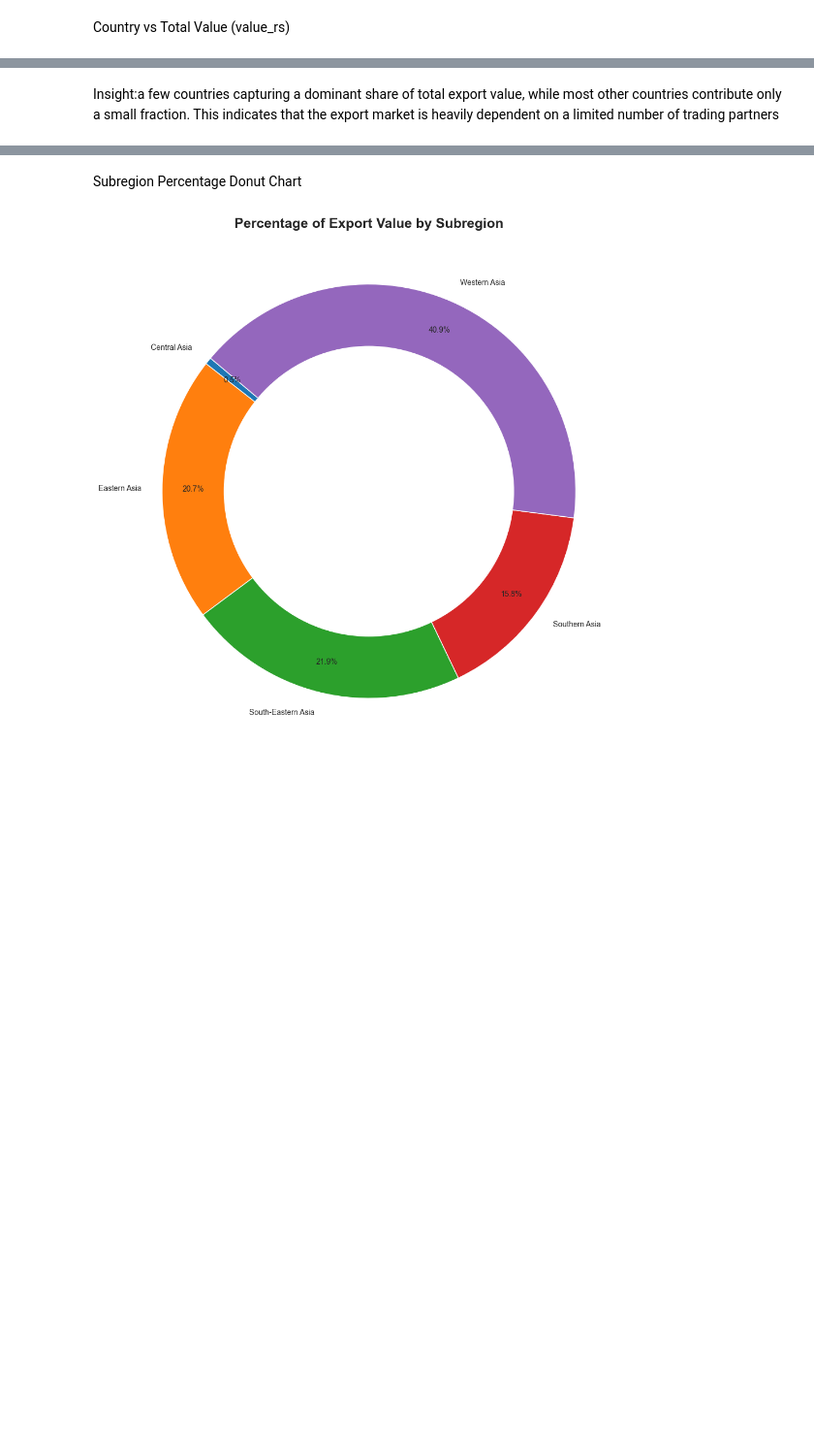
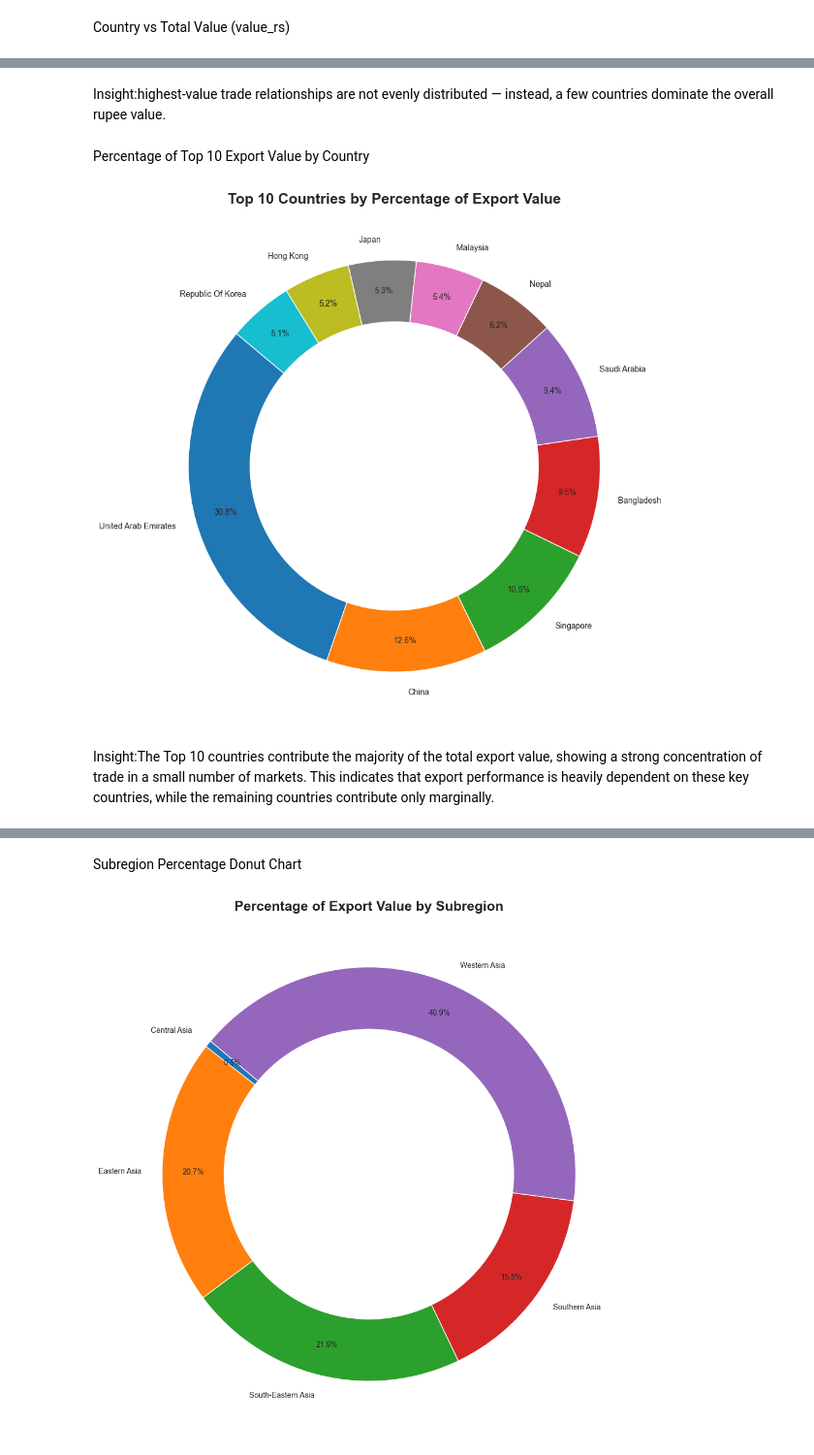
Before and after one commit to yadhupython/da-mainproject, a Jupyter notebook: exporttoasia.ipynb, the cells around one changed output, grey strips where cells are left out. Shown at 97% size. Saved outputs shown, nothing was run; the diff lists cells and outputs as text; code cells hidden in the pictures; blank space fills up the shorter version.

```diff
--- a/exporttoasia.ipynb
+++ b/exporttoasia.ipynb
@@ -621,2 +572,36 @@ plt.show()
+# %% [markdown]
+Insight:highest‑value trade relationships are not evenly distributed — instead, a few countries dominate the overall rupee value.
+# %% [markdown]
+Percentage of Top 10 Export Value by Country
+# %%
+# Calculate total export value per country
+country_value = (
+    df.groupby("country_name")["value_rs"]
+      .sum()
+      .sort_values(ascending=False)
+)
+
+# Keep only Top 10 countries
+top10 = country_value.head(10)
+
+plt.figure(figsize=(10,10))
+plt.pie(
+    top10,
+    labels=top10.index,
+    autopct="%1.1f%%",
+    startangle=140,
+    pctdistance=0.85
+)
+
+# Donut effect
+centre_circle = plt.Circle((0,0),0.70,fc='white')
+fig = plt.gcf()
+fig.gca().add_artist(centre_circle)
+
+plt.title("Top 10 Countries by Percentage of Export Value", fontsize=18, weight="bold")
+plt.tight_layout()
+plt.show()
+# %% [output]
+[figure, added]
 # %% [markdown]
-Insight:a few countries capturing a dominant share of total export value, while most other countries contribute only a small fraction. This indicates that the export market is heavily dependent on a limited number of trading partners
+Insight:The Top 10 countries contribute the majority of the total export value, showing a strong concentration of trade in a small number of markets. This indicates that export performance is heavily dependent on these key countries, while the remaining countries contribute only marginally.
```
Also changed, not shown: parts of 11 cells of this notebook.
